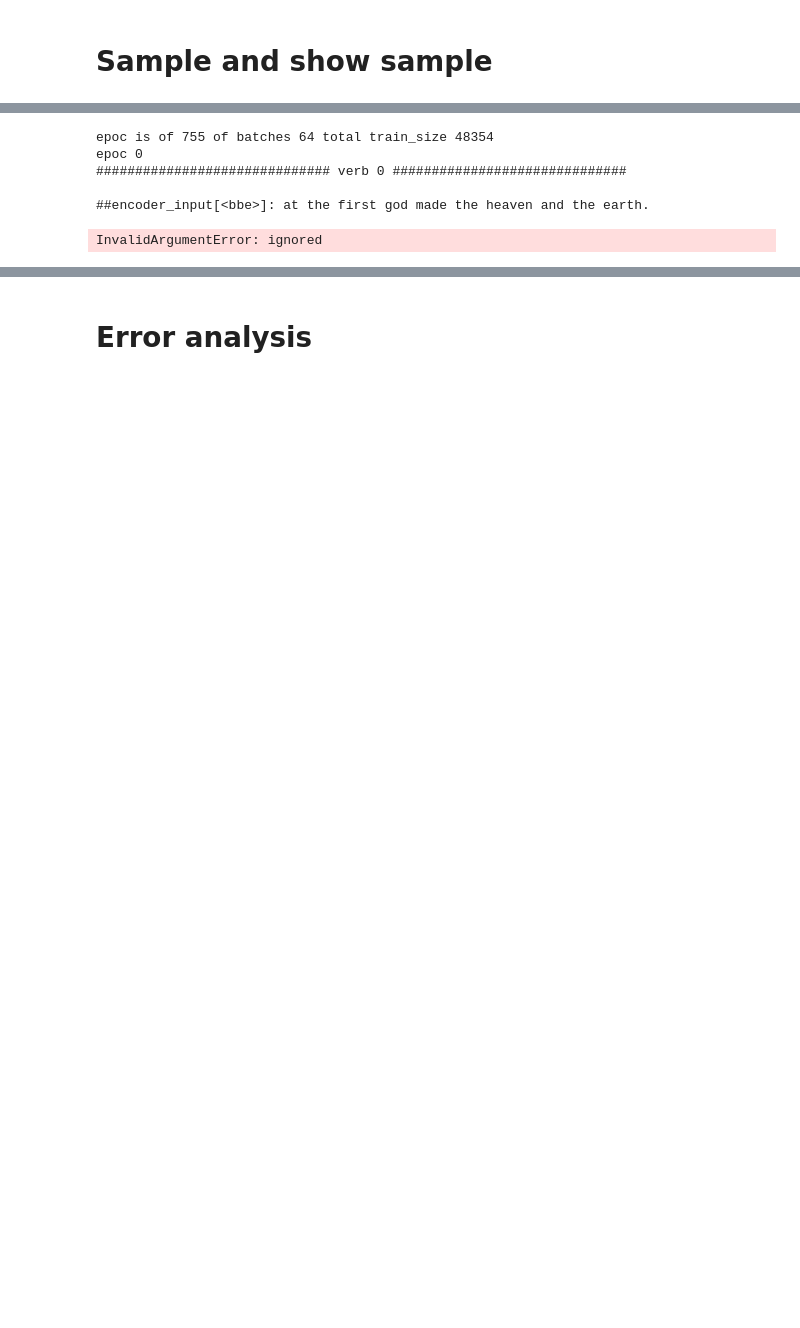
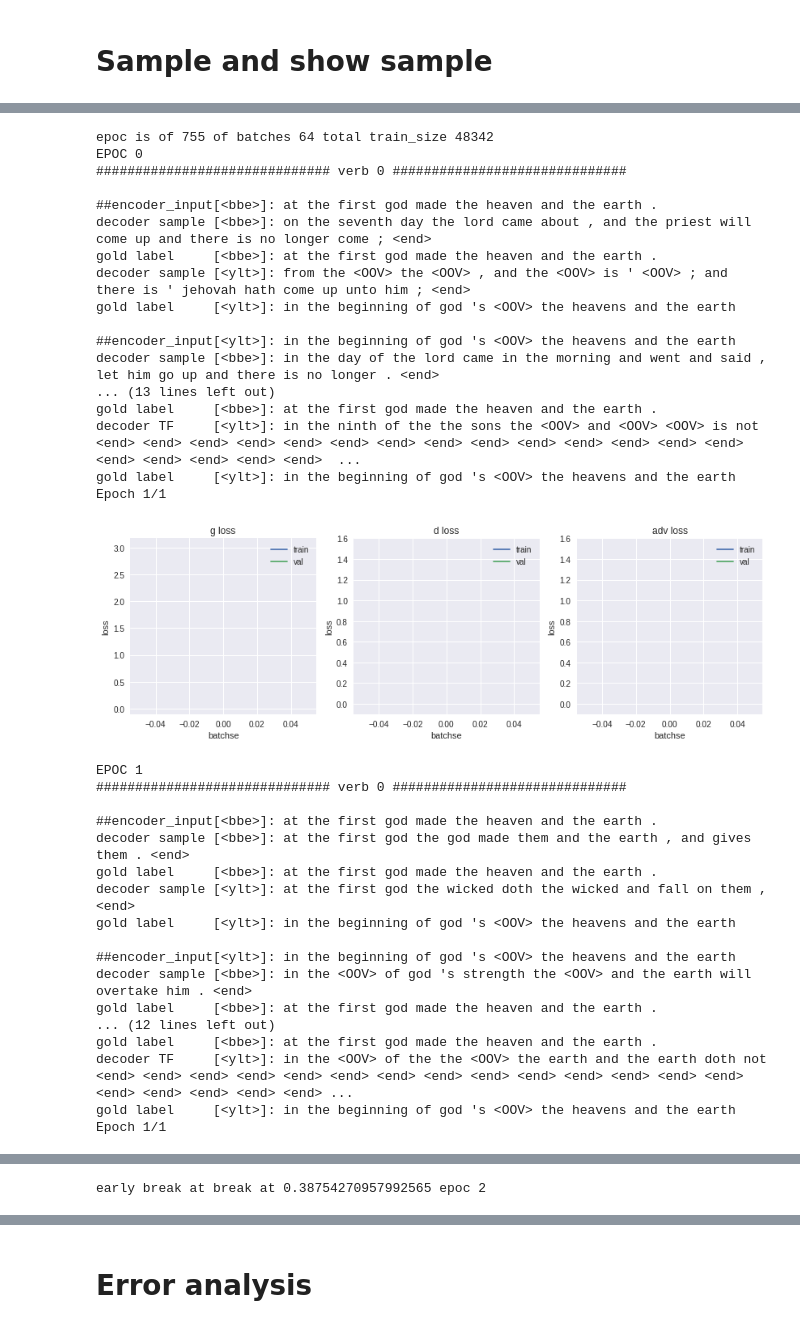
Before and after one commit to assaflehr/language-style-transfer, a Jupyter notebook: notebooks/keras_nlp.ipynb, the cells around one changed output, grey strips where cells are left out. Cells and saved outputs as stored; diff of their text form; code cells hidden in the pictures; blank space fills up the shorter version.

```diff
--- a/notebooks/keras_nlp.ipynb
+++ b/notebooks/keras_nlp.ipynb
@@ -899,34 +267,73 @@ InvalidArgumentError: ignored
 # %%
 train_size = len(dataset.index2style) * (dataset.train[1] - dataset.train[0])
 epoc = int(train_size/batch_size)
 print ('epoc is of',epoc,'of batches',batch_size,'total train_size',train_size)
 
 
 ######## PRE TRAINING ##########################
-for i in range(10):
-  print ('epoc',i)
-  show_sample('train',sample_id=[0],teacher_forcing=True)
-  train_g(model,epoc*1,validation_steps=100)  #pretrain
+
+load_id=None
+if load_id:
+  pers=Persistency()
+  pers.load_weights_from(model.get_models(),model.get_model_names(),folder='from_gdrive/',download_gdrive_id=load_id)
+  pre_train=False
+else:
+  pre_train= True
+
+if (pre_train):
+  for i in range(20):
+    print ('EPOC',i)
+    train_g(model.g,int(epoc),validation_steps=int(epoc/10))  #pretrain
 
 
-  l=loss_history.losses['loss'][-1:][0]
-  if l<0.5: #0.5 is good value for 20 length sentences. for longer, NOT!
-    print ('early break at break at',l,'epoc',i)
-    break
+    l=loss_history.losses['loss'][-1:][0]
+    plt_all()
+    sampler.show_sample(dataset,'train',[0],teacher_forcing=False)
+    sampler.show_sample(dataset,'train',[0],teacher_forcing=True)
+    if l<0.5: #0.5 is good value for 20 length sentences. for longer, NOT!
+      print ('early break at break at',l,'epoc',i)
+      break
 
 
-for i in range(10):
-  train_d(d,epoc,validation_steps=100)
-  l=loss_history_d.losses['loss'][-1:][0]
-  if l<2:
-    print ('early break at break at',l,'epoc',i)
-    break
-
-# Expect to see nice results on G with 10 words , when loss is <2. If not continue training a bit
+  for i in range(0):
+    train_d(model.d,epoc,validation_steps=100)
+    l=loss_history_d.losses['loss'][-1:][0]
+    if l<2:
+      print ('early break at break at',l,'epoc',i)
+      break
 # %% [output]
-epoc is of 755 of batches 64 total train_size 48354
-epoc 0
+epoc is of 755 of batches 64 total train_size 48342
+EPOC 0
 ############################## verb 0 ##############################
 
-##encoder_input[<bbe>]: at the first god made the heaven and the earth.
+##encoder_input[<bbe>]: at the first god made the heaven and the earth .
+decoder sample [<bbe>]: on the seventh day the lord came about , and the priest will come up and there is no longer come ; <end>
+gold label     [<bbe>]: at the first god made the heaven and the earth .
+decoder sample [<ylt>]: from the <OOV> the <OOV> , and the <OOV> is ' <OOV> ; and there is ' jehovah hath come up unto him ; <end>
+gold label     [<ylt>]: in the beginning of god 's <OOV> the heavens and the earth
+
+##encoder_input[<ylt>]: in the beginning of god 's <OOV> the heavens and the earth
+decoder sample [<bbe>]: in the day of the lord came in the morning and went and said , let him go up and there is no longer . <end>
+... (13 lines left out)
+gold label     [<bbe>]: at the first god made the heaven and the earth .
+decoder TF     [<ylt>]: in the ninth of the the sons the <OOV> and <OOV> <OOV> is not <end> <end> <end> <end> <end> <end> <end> <end> <end> <end> <end> <end> <end> <end> <end> <end> <end> <end> <end>  ...
+gold label     [<ylt>]: in the beginning of god 's <OOV> the heavens and the earth
+Epoch 1/1
+[figure, added]
-InvalidArgumentError: ignored
+EPOC 1
+############################## verb 0 ##############################
+
+##encoder_input[<bbe>]: at the first god made the heaven and the earth .
+decoder sample [<bbe>]: at the first god the god made them and the earth , and gives them . <end>
+gold label     [<bbe>]: at the first god made the heaven and the earth .
+decoder sample [<ylt>]: at the first god the wicked doth the wicked and fall on them , <end>
+gold label     [<ylt>]: in the beginning of god 's <OOV> the heavens and the earth
+
+##encoder_input[<ylt>]: in the beginning of god 's <OOV> the heavens and the earth
+decoder sample [<bbe>]: in the <OOV> of god 's strength the <OOV> and the earth will overtake him . <end>
+gold label     [<bbe>]: at the first god made the heaven and the earth .
+... (12 lines left out)
+gold label     [<bbe>]: at the first god made the heaven and the earth .
+decoder TF     [<ylt>]: in the <OOV> of the the <OOV> the earth and the earth doth not <end> <end> <end> <end> <end> <end> <end> <end> <end> <end> <end> <end> <end> <end> <end> <end> <end> <end> <end> ...
+gold label     [<ylt>]: in the beginning of god 's <OOV> the heavens and the earth
+Epoch 1/1
@@ -932,0 +359 @@ InvalidArgumentError: ignored
+early break at break at 0.38754270957992565 epoc 2
```
Also changed, not shown: parts of 41 cells of this notebook.
